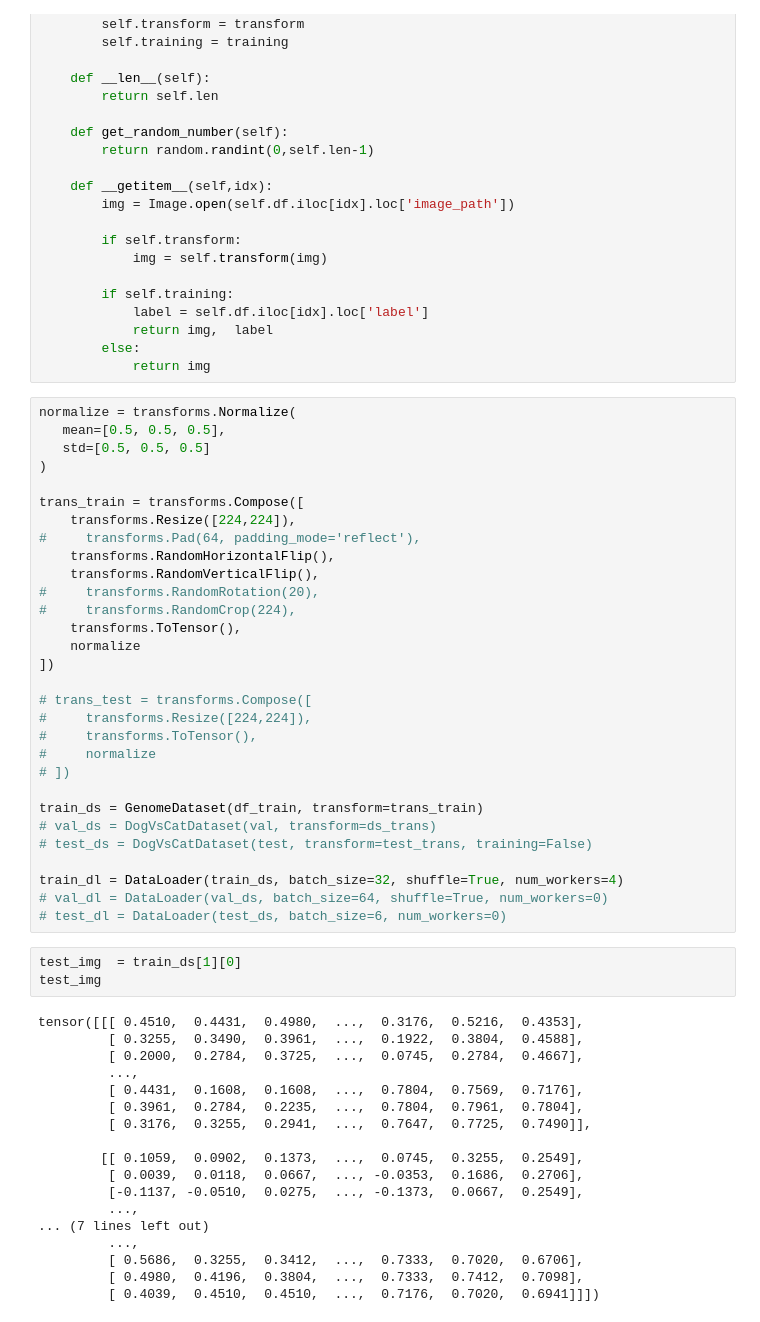
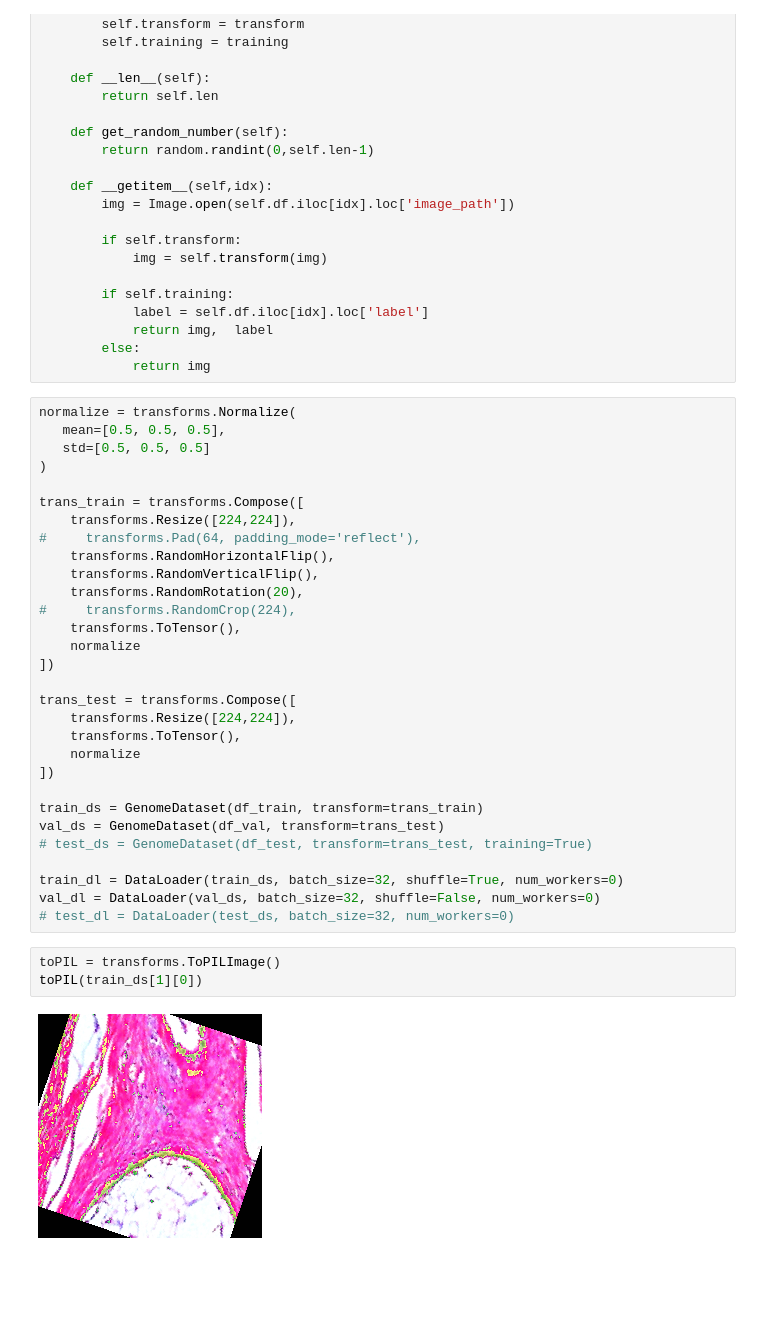
Before and after one commit to williamardianto/projects, a Jupyter notebook: genome/Baseline.ipynb, the cells around one changed output. Drawn from its saved outputs; the diff is of its cells as text; blank space fills up the shorter version.

```diff
--- a/genome/Baseline.ipynb
+++ b/genome/Baseline.ipynb
@@ -99,43 +92,27 @@ trans_train = transforms.Compose([
 #     transforms.Pad(64, padding_mode='reflect'),
     transforms.RandomHorizontalFlip(),
     transforms.RandomVerticalFlip(),
-#     transforms.RandomRotation(20),
+    transforms.RandomRotation(20),
 #     transforms.RandomCrop(224),
     transforms.ToTensor(),
     normalize
 ])
 
-# trans_test = transforms.Compose([
-#     transforms.Resize([224,224]),
-#     transforms.ToTensor(),
-#     normalize
-# ])
+trans_test = transforms.Compose([
+    transforms.Resize([224,224]),
+    transforms.ToTensor(),
+    normalize
+])
 
 train_ds = GenomeDataset(df_train, transform=trans_train)
-# val_ds = DogVsCatDataset(val, transform=ds_trans)
-# test_ds = DogVsCatDataset(test, transform=test_trans, training=False)
+val_ds = GenomeDataset(df_val, transform=trans_test)
+# test_ds = GenomeDataset(df_test, transform=trans_test, training=True)
 
-train_dl = DataLoader(train_ds, batch_size=32, shuffle=True, num_workers=4)
-# val_dl = DataLoader(val_ds, batch_size=64, shuffle=True, num_workers=0)
-# test_dl = DataLoader(test_ds, batch_size=6, num_workers=0)
+train_dl = DataLoader(train_ds, batch_size=32, shuffle=True, num_workers=0)
+val_dl = DataLoader(val_ds, batch_size=32, shuffle=False, num_workers=0)
+# test_dl = DataLoader(test_ds, batch_size=32, num_workers=0)
 # %%
-test_img  = train_ds[1][0]
-test_img
+toPIL = transforms.ToPILImage()
+toPIL(train_ds[1][0])
 # %% [output]
-tensor([[[ 0.4510,  0.4431,  0.4980,  ...,  0.3176,  0.5216,  0.4353],
-         [ 0.3255,  0.3490,  0.3961,  ...,  0.1922,  0.3804,  0.4588],
-         [ 0.2000,  0.2784,  0.3725,  ...,  0.0745,  0.2784,  0.4667],
-         ...,
-         [ 0.4431,  0.1608,  0.1608,  ...,  0.7804,  0.7569,  0.7176],
-         [ 0.3961,  0.2784,  0.2235,  ...,  0.7804,  0.7961,  0.7804],
-         [ 0.3176,  0.3255,  0.2941,  ...,  0.7647,  0.7725,  0.7490]],
-
-        [[ 0.1059,  0.0902,  0.1373,  ...,  0.0745,  0.3255,  0.2549],
-         [ 0.0039,  0.0118,  0.0667,  ..., -0.0353,  0.1686,  0.2706],
-         [-0.1137, -0.0510,  0.0275,  ..., -0.1373,  0.0667,  0.2549],
-         ...,
-... (7 lines left out)
-         ...,
-         [ 0.5686,  0.3255,  0.3412,  ...,  0.7333,  0.7020,  0.6706],
-         [ 0.4980,  0.4196,  0.3804,  ...,  0.7333,  0.7412,  0.7098],
-         [ 0.4039,  0.4510,  0.4510,  ...,  0.7176,  0.7020,  0.6941]]])
+[figure, added]
```
Also changed, not shown: parts of 27 cells of this notebook, 1 other file.
